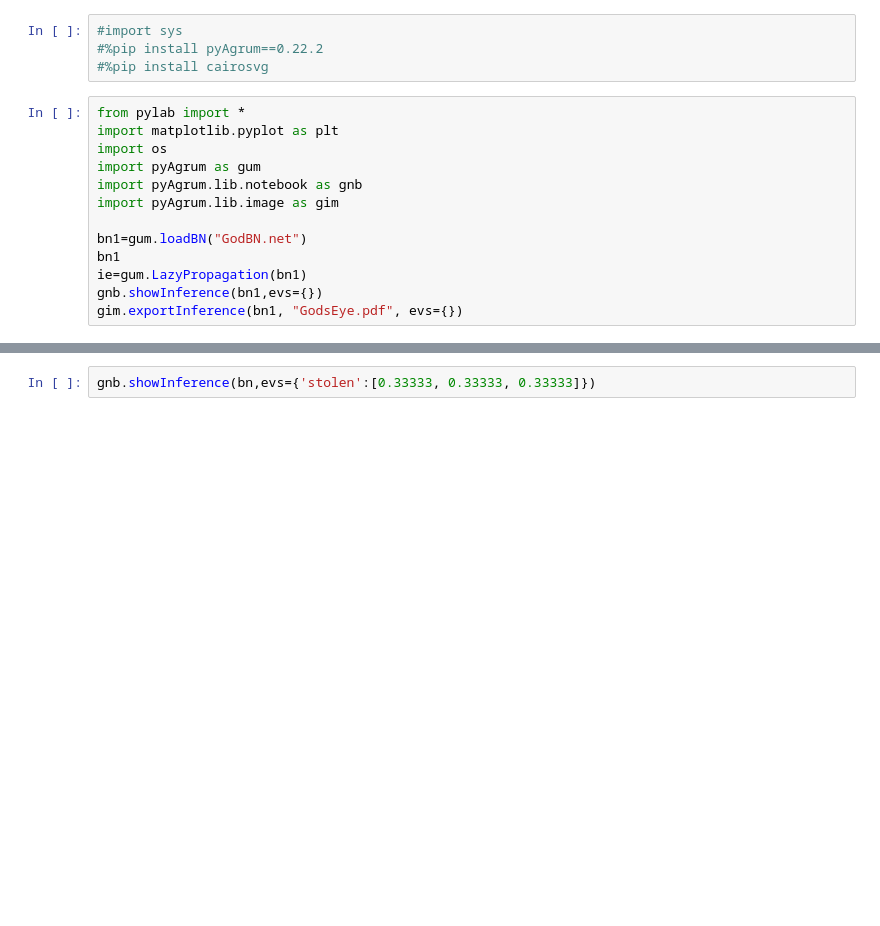
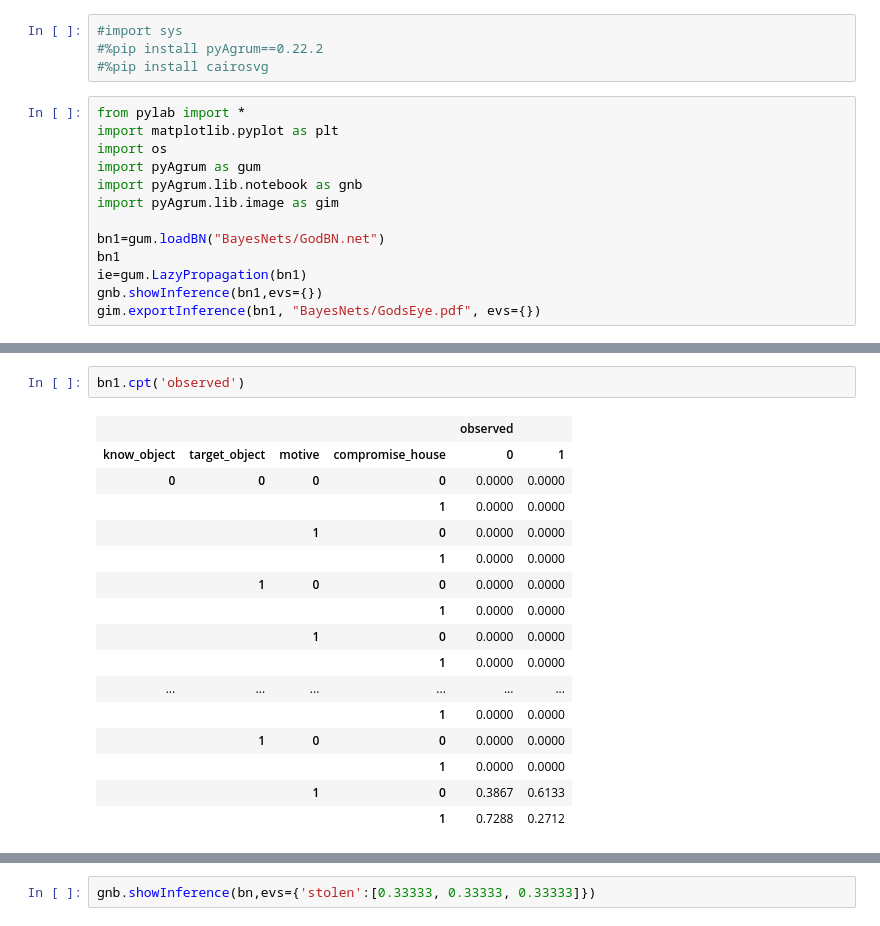
Before and after one commit to aludi/evaluatingScenarioBNs2023, a Jupyter notebook: BayesianJupyter.ipynb, the cells around one changed output, grey strips where cells are left out. Saved outputs shown, nothing was run; the diff lists cells and outputs as text; blank space fills up the shorter version.

```diff
--- a/BayesianJupyter.ipynb
+++ b/BayesianJupyter.ipynb
@@ -10,11 +10,11 @@ import pyAgrum as gum
 import pyAgrum.lib.notebook as gnb
 import pyAgrum.lib.image as gim
 
-bn1=gum.loadBN("GodBN.net")
+bn1=gum.loadBN("BayesNets/GodBN.net")
 bn1
 ie=gum.LazyPropagation(bn1)
 gnb.showInference(bn1,evs={})
-gim.exportInference(bn1, "GodsEye.pdf", evs={})
+gim.exportInference(bn1, "BayesNets/GodsEye.pdf", evs={})
 # %% [output]
 [drawing not drawn]
 # %%
@@ -26,2 +26,21 @@ gim.exportInference(bn1, "Common.pdf", evs={})
 # %% [output]
 [drawing not drawn]
+# %%
+bn1.cpt('observed')
+# %% [output]
+|  |  |  |  | observed |  |
+| know_object | target_object | motive | compromise_house | 0 | 1 |
+| 0 | 0 | 0 | 0 | 0.0000 | 0.0000 |
+|  |  |  | 1 | 0.0000 | 0.0000 |
+|  |  | 1 | 0 | 0.0000 | 0.0000 |
+|  |  |  | 1 | 0.0000 | 0.0000 |
+|  | 1 | 0 | 0 | 0.0000 | 0.0000 |
+|  |  |  | 1 | 0.0000 | 0.0000 |
+|  |  | 1 | 0 | 0.0000 | 0.0000 |
+|  |  |  | 1 | 0.0000 | 0.0000 |
+| ... | ... | ... | ... | ... | ... |
+|  |  |  | 1 | 0.0000 | 0.0000 |
+|  | 1 | 0 | 0 | 0.0000 | 0.0000 |
+|  |  |  | 1 | 0.0000 | 0.0000 |
+|  |  | 1 | 0 | 0.3867 | 0.6133 |
+|  |  |  | 1 | 0.7288 | 0.2712 |
```
Also changed, not shown: parts of 4 cells of this notebook, 8 other files.
